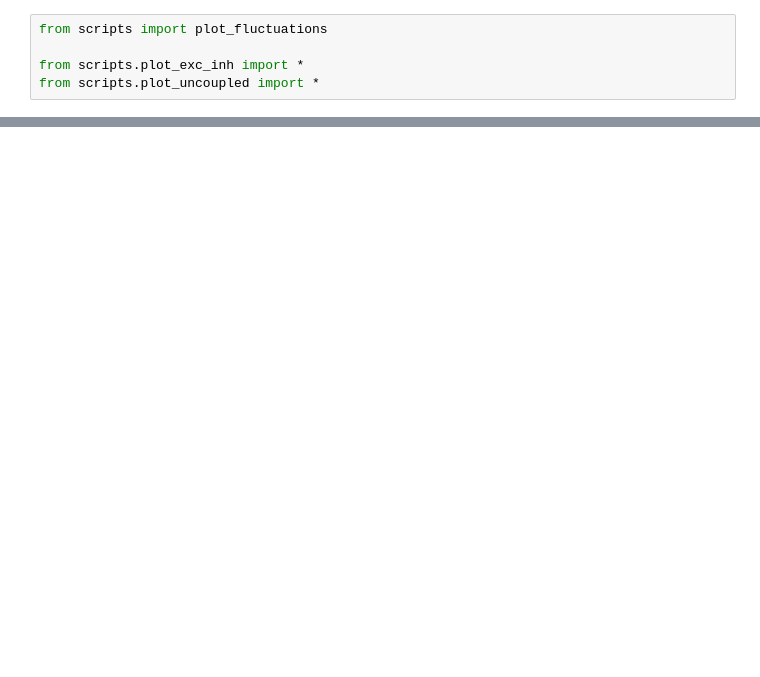
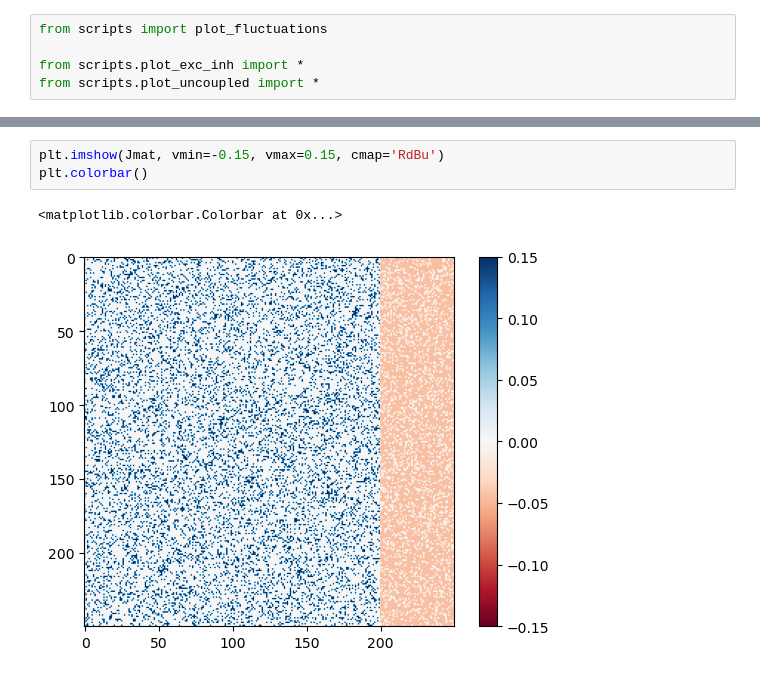
Before and after one commit to mateouma/lif_stochastic_decision, a Jupyter notebook: prelim_analysis.ipynb, the cells around one changed output, grey strips where cells are left out. Drawn from its saved outputs; the diff is of its cells as text; blank space fills up the shorter version.

```diff
--- a/prelim_analysis.ipynb
+++ b/prelim_analysis.ipynb
@@ -29,0 +75,6 @@ plot_fig_intro_uncoupled()
+# %%
+plt.imshow(Jmat, vmin=-0.15, vmax=0.15, cmap='RdBu')
+plt.colorbar()
+# %% [output]
+<matplotlib.colorbar.Colorbar at 0x...>
+[figure, added]
```
Also changed, not shown: parts of 21 cells of this notebook, 1 other file.
